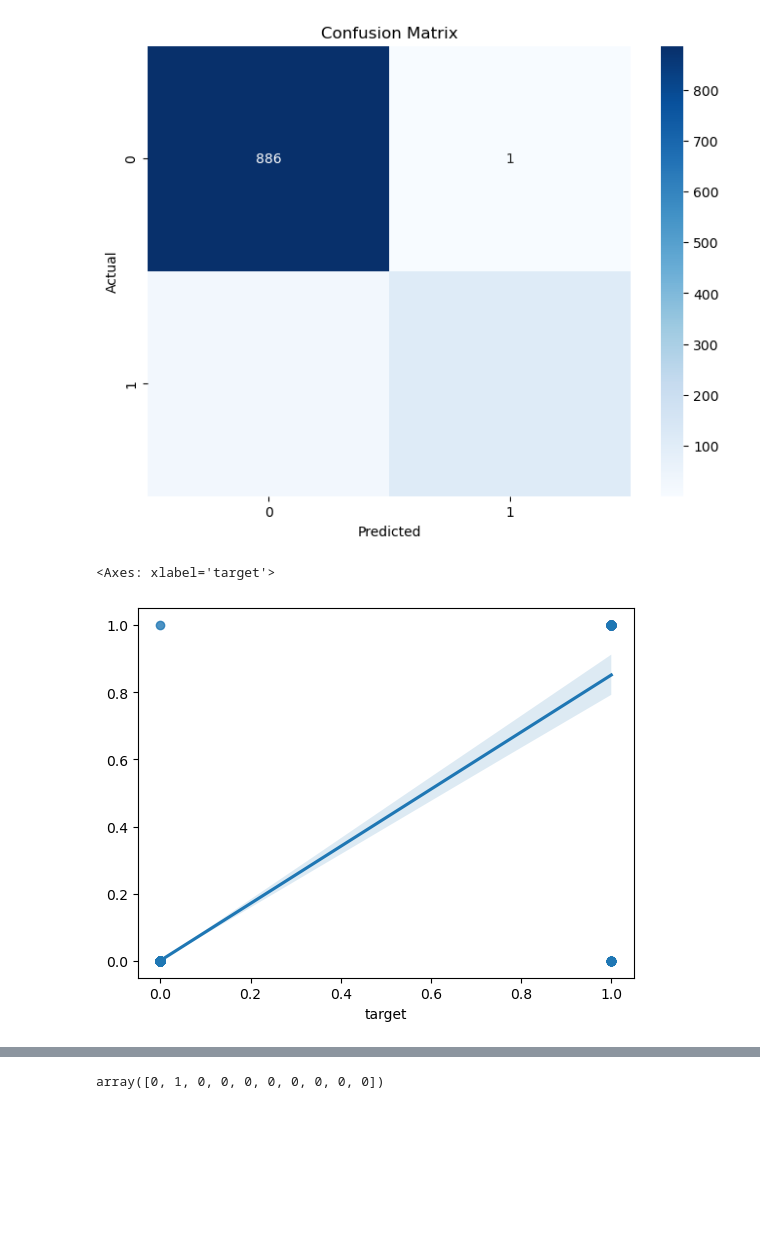
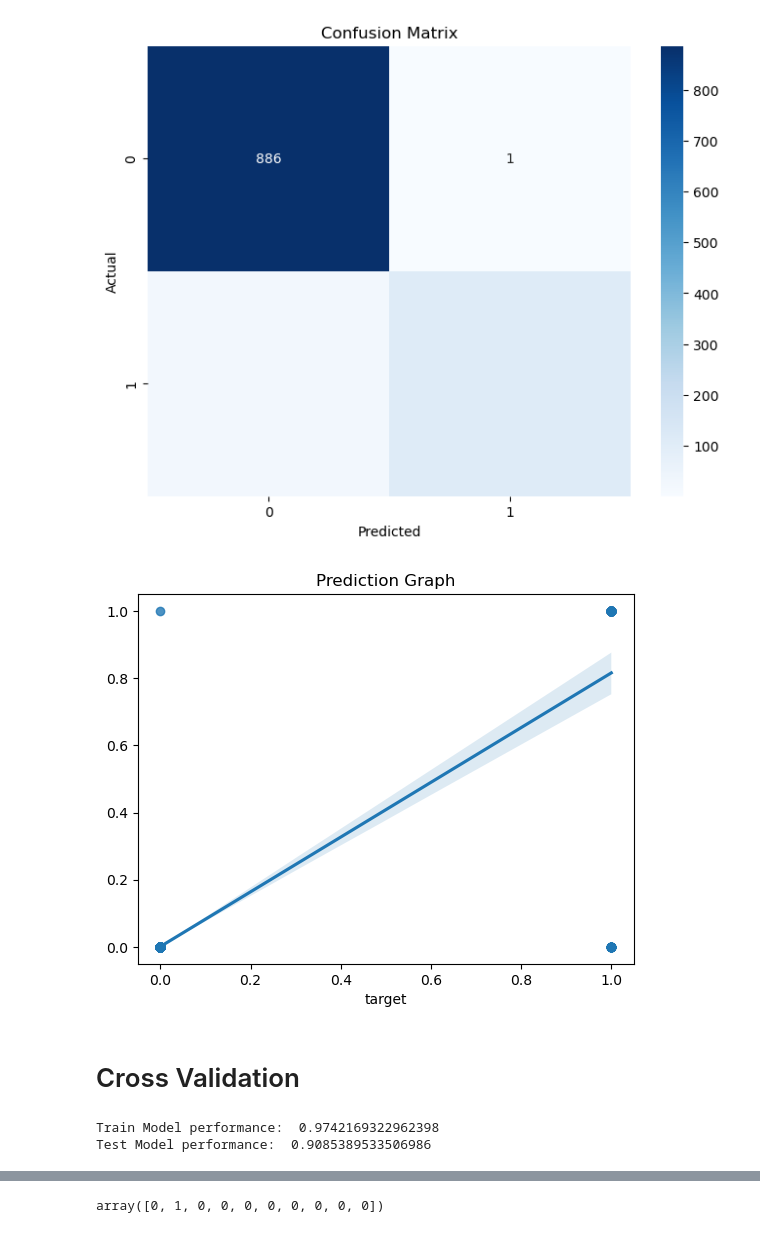
Before and after one commit to Sami606713/Intern, a Jupyter notebook: Spam_Classifier/Notebook/Spam Classifier.ipynb, the cells around one changed output, grey strips where cells are left out. Saved outputs shown, nothing was run; the diff lists cells and outputs as text; code cells hidden in the pictures; blank space fills up the shorter version.

```diff
--- a/Spam_Classifier/Notebook/Spam Classifier.ipynb
+++ b/Spam_Classifier/Notebook/Spam Classifier.ipynb
@@ -642,34 +644,42 @@ results = {
     'accuracy': [],
     'precision': [],
     'Error': [],
-    'confusion_matrix': []
+    'confusion_matrix': [],
+    "train_score": [],
+    "test_score": []
 }
-for model_name,model in models.items():
+
+for model_name, model in models.items():
     print(model)
 
-    pipe=Pipeline(steps=[
-    ('vectorize',TfidfVectorizer(stop_words='english',max_features=3000)),
-    ('model',model)
+    pipe = Pipeline(steps=[
+        ('vectorize', TfidfVectorizer(stop_words='english', max_features=3000)),
+        ('model', model)
     ])
 
-    pipe.fit(x_train,y_train)
+    pipe.fit(x_train, y_train)
 
-    pre=pipe.predict(x_test)
+    pre = pipe.predict(x_test)
 
+    acc = accuracy_score(y_test, pre)
+    prec = precision_score(y_test, pre)
+    err = mean_squared_error(y_test, pre)
+    mat = confusion_matrix(y_test, pre)
 
-    acc=accuracy_score(y_test,pre)
-    prec=precision_score(y_test,pre)
-    err=mean_squared_error(y_test,pre)
-    mat=confusion_matrix(y_test,pre)
+    # Apply cross-validation on both train and test set
+    train_model = cross_val_score(pipe, x_train, y_train, cv=5, scoring='accuracy').mean()
+    test_model = cross_val_score(pipe, x_test, y_test, cv=5, scoring='accuracy').mean()
 
     results['model'].append(model_name)
     results['accuracy'].append(acc)
     results['precision'].append(prec)
     results['Error'].append(err)
     results['confusion_matrix'].append(mat)
+    results['train_score'].append(train_model)
+    results['test_score'].append(test_model)
 
-    print(f"{model_name}\n {pre}\n Accuracy {acc} \n Precession {prec} \n Error {err} \n matrix \n{mat}")
-    print("*"*50)
+    print(f"{model_name}\n {pre}\n Accuracy {acc} \n Precision {prec} \n Error {err} \n matrix \n{mat}")
+    print("*" * 50)
     print("\n")
 # %% [output]
 MultinomialNB()
@@ -752,7 +757,10 @@ plt.show()
 # %% [output]
 [figure]
 # %%
+plt.title("Prediction Graph")
 sns.regplot(x=y_test,y=pre)
+plt.show()
 # %% [output]
-<Axes: xlabel='target'>
-[figure, old version]
+[figure, new version]
+# %% [markdown]
+# Cross Validation
@@ -758,0 +770,6 @@ sns.regplot(x=y_test,y=pre)
+# %%
+print("Train Model performance: ",train_model.mean())
+print("Test Model performance: ",test_model.mean())
+# %% [output]
+Train Model performance:  0.9742169322962398
+Test Model performance:  0.9085389533506986
```
Also changed, not shown: parts of 11 cells of this notebook.
